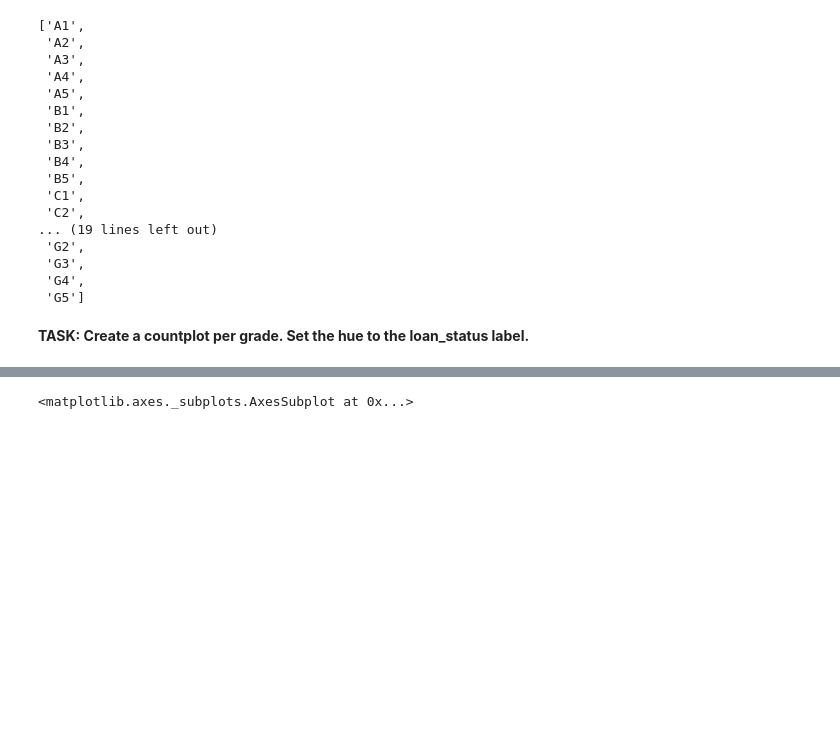
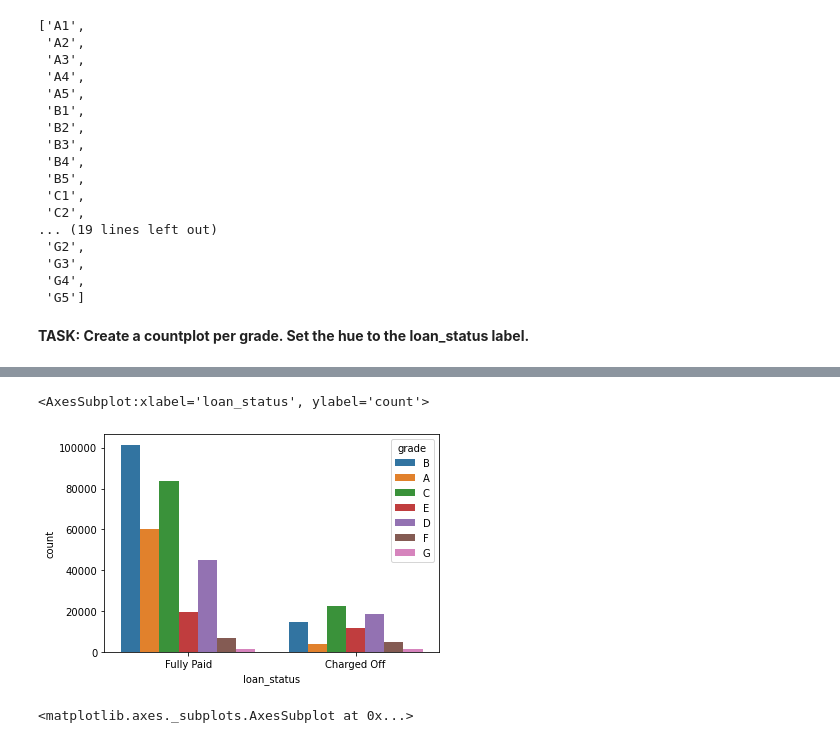
Before and after one commit to jeswinaugustine/Python-for--Data-Science, a Jupyter notebook: 15 Nueral Nets and Deep learning/Keras-Project-Exercise.ipynb, the cells around one changed output, grey strips where cells are left out. Cells and saved outputs as stored; diff of their text form; code cells hidden in the pictures; blank space fills up the shorter version.

```diff
--- a/15 Nueral Nets and Deep learning/Keras-Project-Exercise.ipynb
+++ b/15 Nueral Nets and Deep learning/Keras-Project-Exercise.ipynb
@@ -425,3 +429,8 @@ df.groupby('loan_status').()
+# %%
+sns.countplot(data=df,x='loan_status',hue='grade')
+# %% [output]
+<AxesSubplot:xlabel='loan_status', ylabel='count'>
+[figure, added]
 # %%
 # %% [output]
 <matplotlib.axes._subplots.AxesSubplot at 0x...>
```
Also changed, not shown: parts of 107 cells of this notebook, 1 other file.
